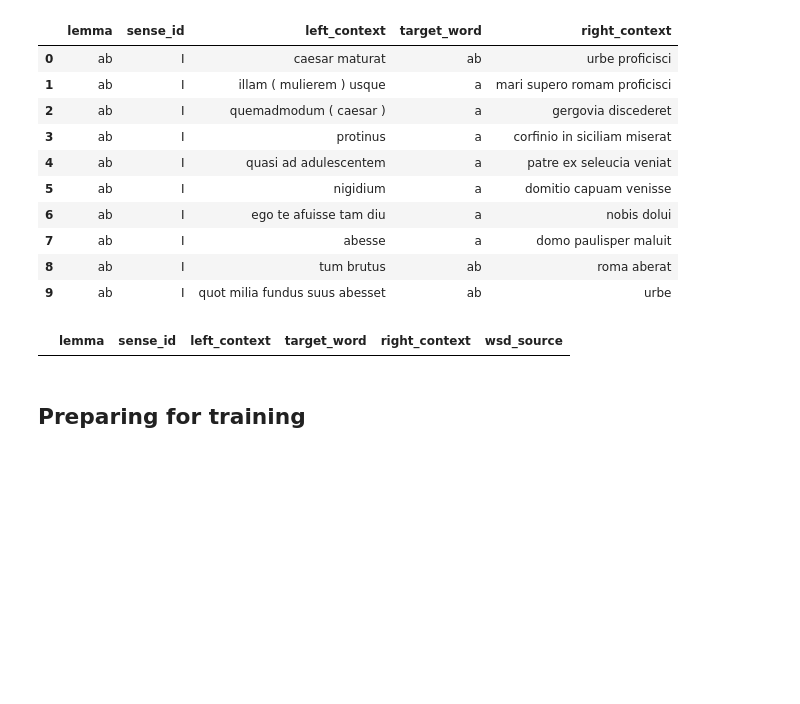
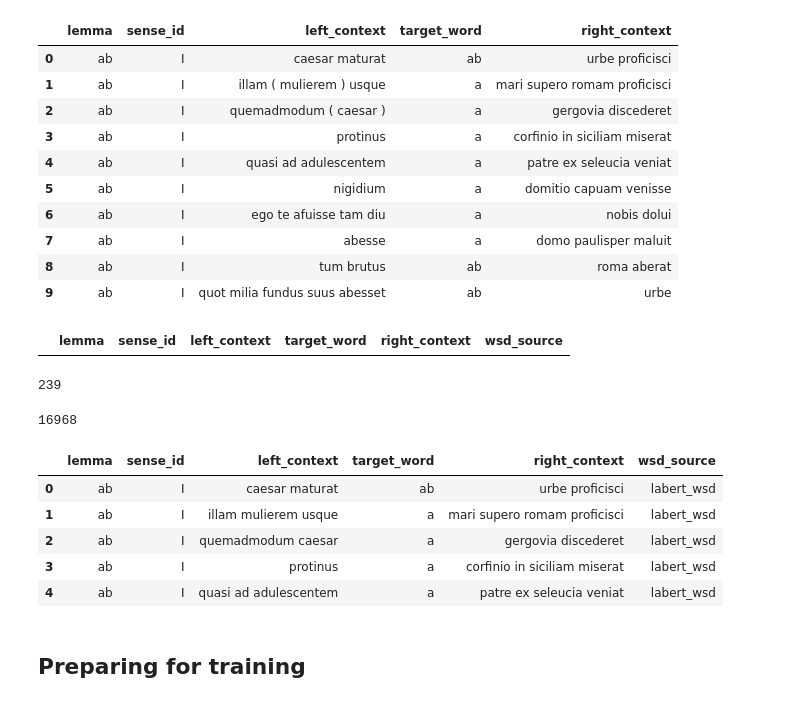
Before and after one commit to CCS-ZCU/labyrinth, a Jupyter notebook: scripts/0_1_latin-wsd-data&finetuning.ipynb, the cells around one changed output. Saved outputs shown, nothing was run; the diff lists cells and outputs as text; code cells hidden in the pictures; blank space fills up the shorter version.

```diff
--- a/scripts/0_1_latin-wsd-data&finetuning.ipynb
+++ b/scripts/0_1_latin-wsd-data&finetuning.ipynb
@@ -203,12 +203,31 @@ wsd_data[~wsd_data["sense_id"].isin(["I", "II", "III", "IV", "V", "VI", "VII"])]
 # %%
 wsd_data["left_context"] = wsd_data["left_context"].apply(lambda x: " ".join(x.split()[-10:]))
 wsd_data["right_context"] = wsd_data["right_context"].apply(lambda x: " ".join(x.split()[:10]))
+# %%
+len(wsd_data["lemma"].unique())
+# %% [output]
+239
 # %%
 wsd_data.to_parquet("../data/wsd_data/wsd_data.parquet")
 
 #latbert_sense_data.to_parquet("../data/wsd_data/labert_sense_data.parquet")
 #semeval_wsd.to_parquet("../data/wsd_data/semeval_wsd.parquet")
 #silver_inter_wsd.to_parquet("../data/wsd_data/silver_inter_wsd.parquet")
+# %%
+wsd_data = pd.read_parquet("../data/wsd_data/wsd_data.parquet")
+# %%
+len(wsd_data)
+# %% [output]
+16968
+# %%
+wsd_data.head(5)
+# %% [output]
+|  | lemma | sense_id | left_context | target_word | right_context | wsd_source |
+| 0 | ab | I | caesar maturat | ab | urbe proficisci | labert_wsd |
+| 1 | ab | I | illam mulierem usque | a | mari supero romam proficisci | labert_wsd |
+| 2 | ab | I | quemadmodum caesar | a | gergovia discederet | labert_wsd |
+| 3 | ab | I | protinus | a | corfinio in siciliam miserat | labert_wsd |
+| 4 | ab | I | quasi ad adulescentem | a | patre ex seleucia veniat | labert_wsd |
 # %% [markdown]
 ## Preparing for training
 # %%
```
Also changed, not shown: parts of 4 cells of this notebook, 8 other files.
